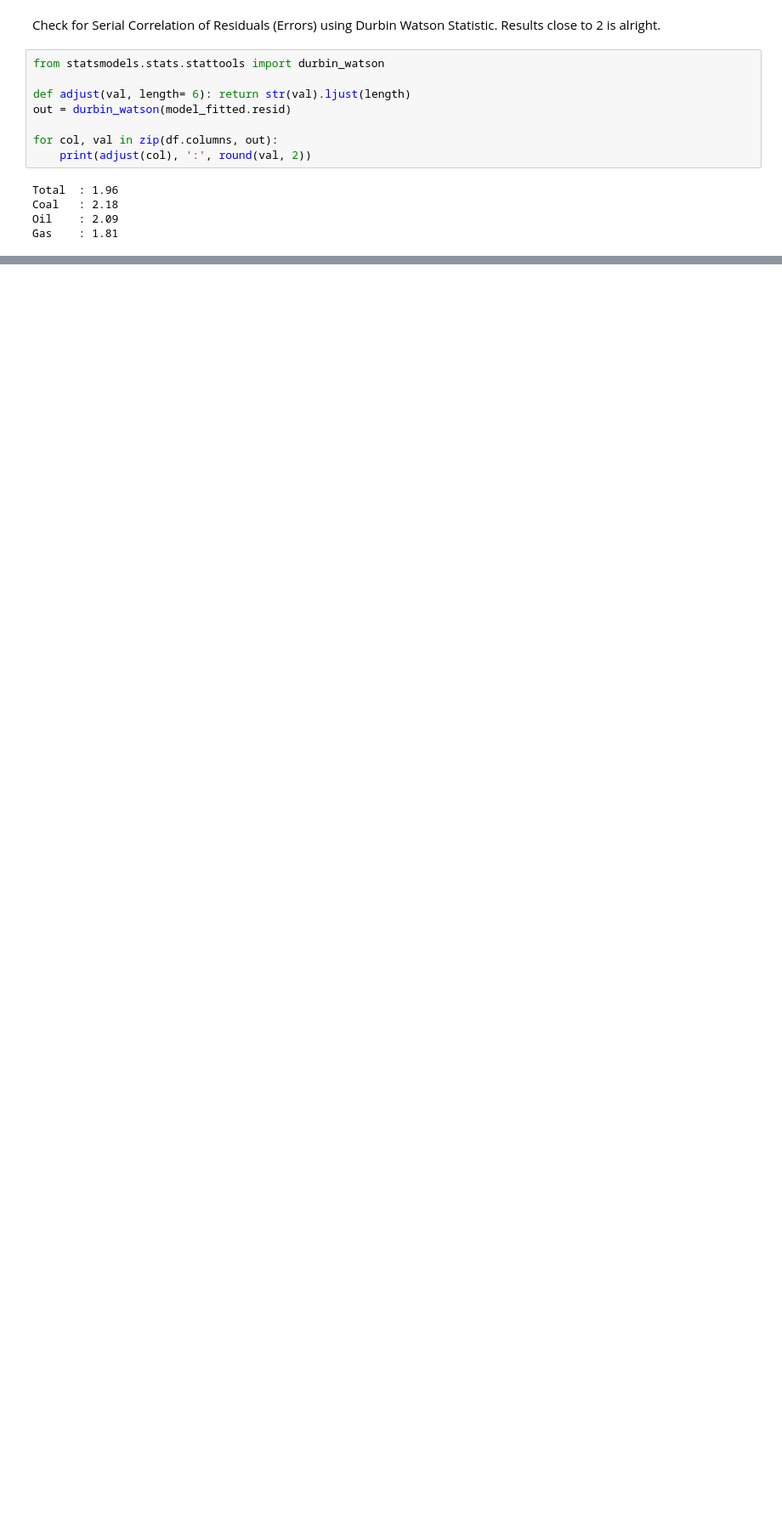
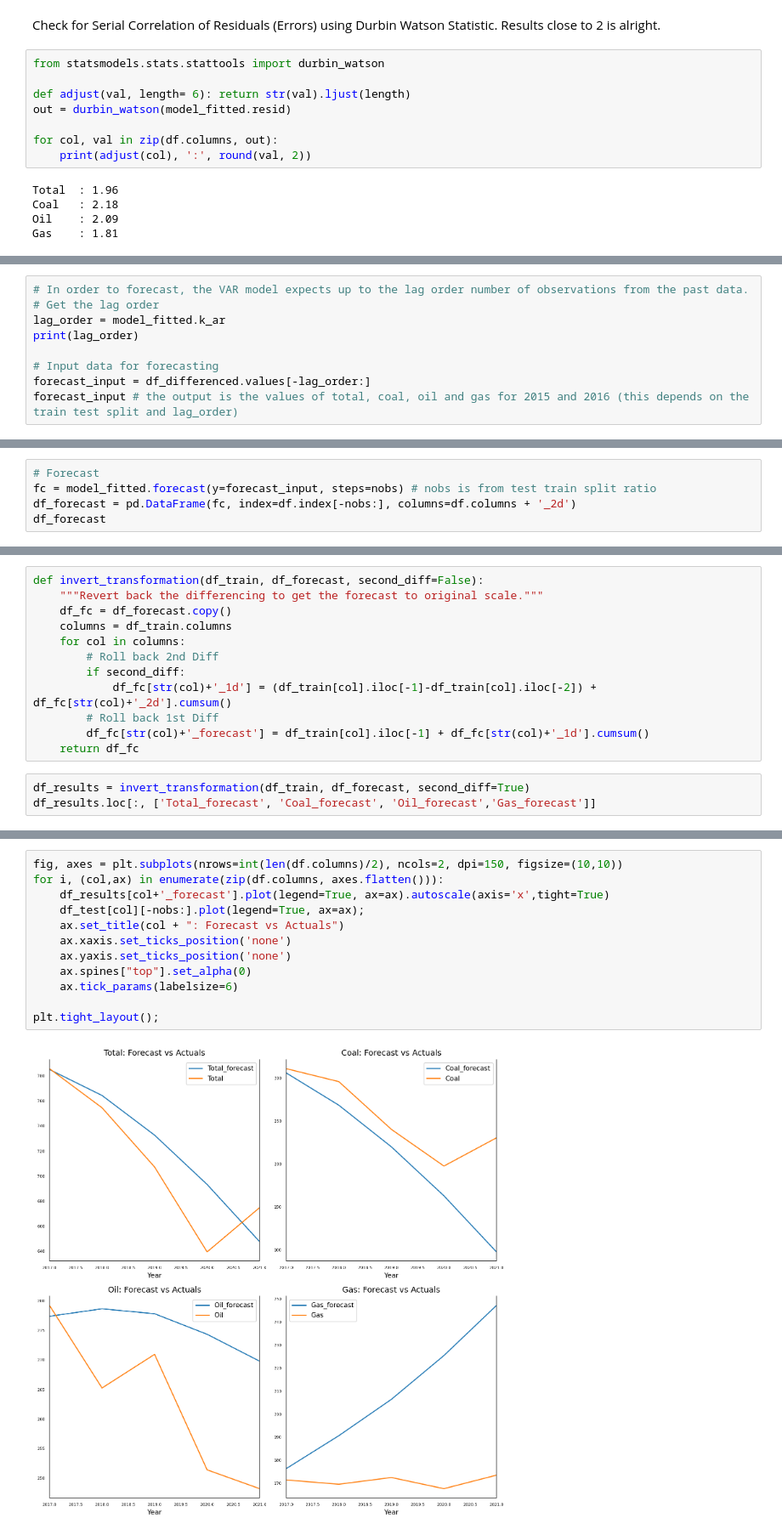
Before and after one commit to danilogiarlini/Global-CO2-Emission-Forecasting, a Jupyter notebook: arima_model.ipynb, the cells around one changed output, grey strips where cells are left out. Shown: that part at 85% size. Cells and saved outputs as stored; diff of their text form; blank space fills up the shorter version.

Commit message:
finished until forecasting and error calculation

```diff
--- a/arima_model.ipynb
+++ b/arima_model.ipynb
@@ -347,0 +371,9 @@ Gas    : 1.81
+# %%
+# In order to forecast, the VAR model expects up to the lag order number of observations from the past data.
+# Get the lag order
+lag_order = model_fitted.k_ar
+print(lag_order)
+
+# Input data for forecasting
+forecast_input = df_differenced.values[-lag_order:]
+forecast_input # the output is the values of total, coal, oil and gas for 2015 and 2016 (this depends on the train test split and lag_order)
@@ -347,0 +384,5 @@ Gas    : 1.81
+# %%
+# Forecast
+fc = model_fitted.forecast(y=forecast_input, steps=nobs) # nobs is from test train split ratio
+df_forecast = pd.DataFrame(fc, index=df.index[-nobs:], columns=df.columns + '_2d')
+df_forecast
@@ -347,0 +399,15 @@ Gas    : 1.81
+# %%
+def invert_transformation(df_train, df_forecast, second_diff=False):
+    """Revert back the differencing to get the forecast to original scale."""
+    df_fc = df_forecast.copy()
+    columns = df_train.columns
+    for col in columns:
+        # Roll back 2nd Diff
+        if second_diff:
+            df_fc[str(col)+'_1d'] = (df_train[col].iloc[-1]-df_train[col].iloc[-2]) + df_fc[str(col)+'_2d'].cumsum()
+        # Roll back 1st Diff
+        df_fc[str(col)+'_forecast'] = df_train[col].iloc[-1] + df_fc[str(col)+'_1d'].cumsum()
+    return df_fc
+# %%
+df_results = invert_transformation(df_train, df_forecast, second_diff=True)
+df_results.loc[:, ['Total_forecast', 'Coal_forecast', 'Oil_forecast','Gas_forecast']]
@@ -347,0 +434,14 @@ Gas    : 1.81
+# %%
+fig, axes = plt.subplots(nrows=int(len(df.columns)/2), ncols=2, dpi=150, figsize=(10,10))
+for i, (col,ax) in enumerate(zip(df.columns, axes.flatten())):
+    df_results[col+'_forecast'].plot(legend=True, ax=ax).autoscale(axis='x',tight=True)
+    df_test[col][-nobs:].plot(legend=True, ax=ax);
+    ax.set_title(col + ": Forecast vs Actuals")
+    ax.xaxis.set_ticks_position('none')
+    ax.yaxis.set_ticks_position('none')
+    ax.spines["top"].set_alpha(0)
+    ax.tick_params(labelsize=6)
+
+plt.tight_layout();
+# %% [output]
+[figure, added]
```
Also changed, not shown: parts of 11 cells of this notebook.
